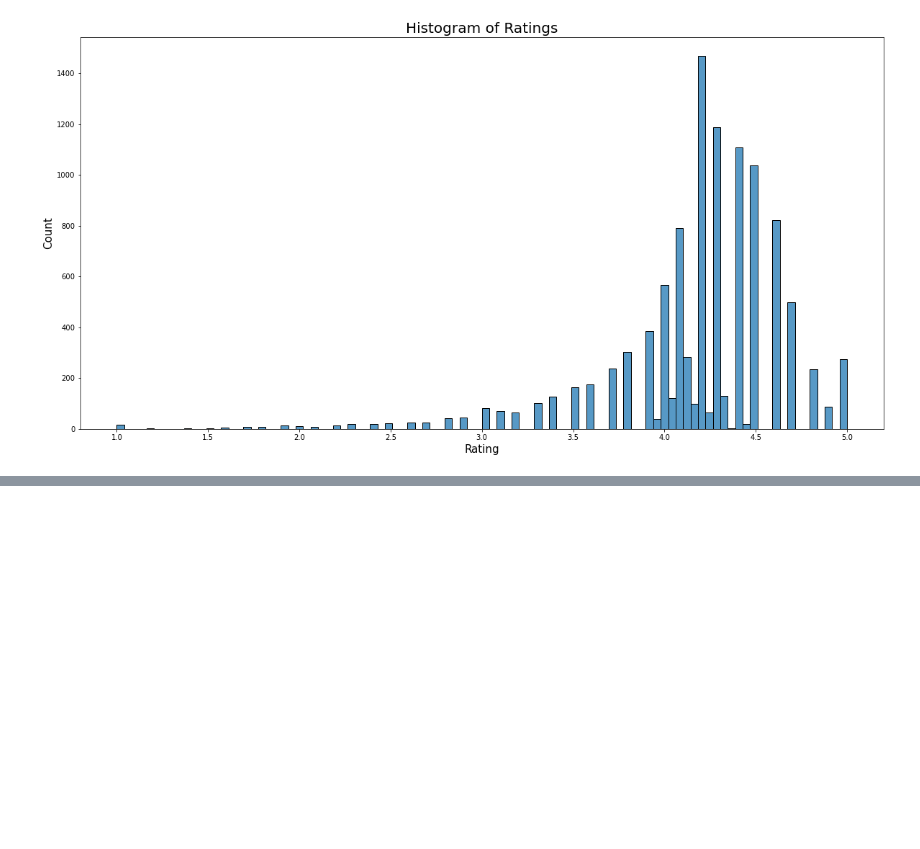
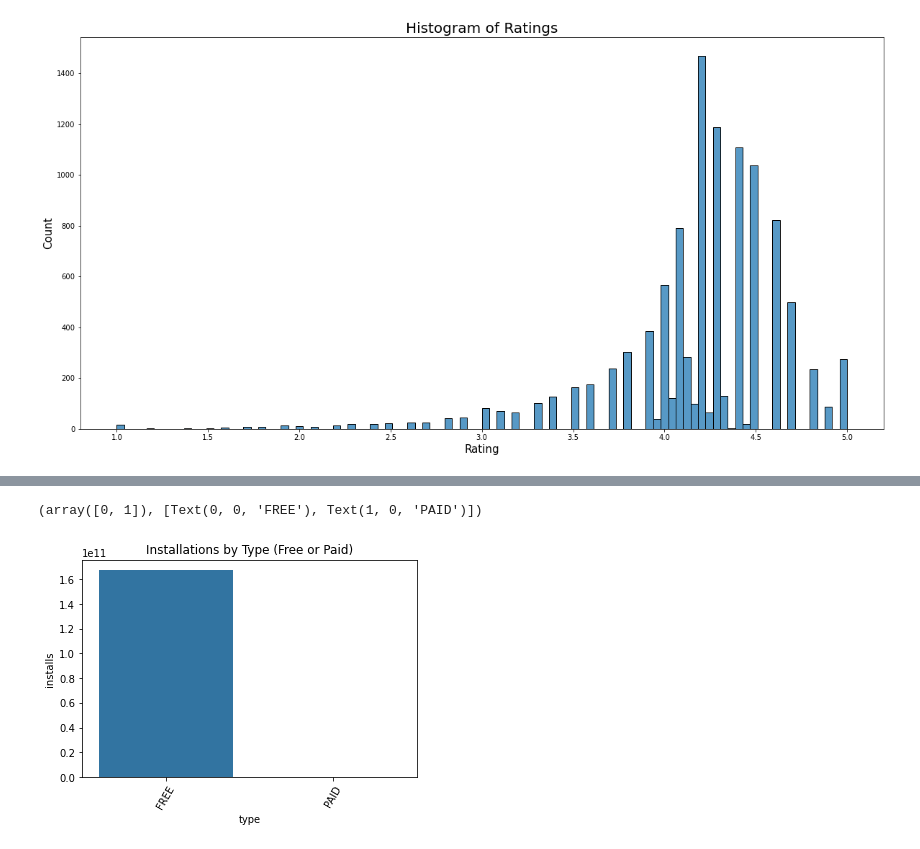
Before and after one commit to Rosiee0312/Google_Play_Store, a Jupyter notebook: Data_cleaning_EDA.ipynb, the cells around one changed output, grey strips where cells are left out. Cells and saved outputs as stored; diff of their text form; code cells hidden in the pictures; blank space fills up the shorter version.

```diff
--- a/Data_cleaning_EDA.ipynb
+++ b/Data_cleaning_EDA.ipynb
@@ -372,0 +479,2 @@ plt.show()
+# %%
+type_ins = df.groupby('type')['installs'].sum().reset_index()
@@ -372,0 +487,7 @@ plt.show()
+# %%
+sns.barplot(data=type_ins, x='type', y = 'installs')
+plt.title('Installations by Type (Free or Paid)')
+plt.xticks(rotation=60)
+# %% [output]
+(array([0, 1]), [Text(0, 0, 'FREE'), Text(1, 0, 'PAID')])
+[figure, added]
```
Also changed, not shown: parts of 30 cells of this notebook.
